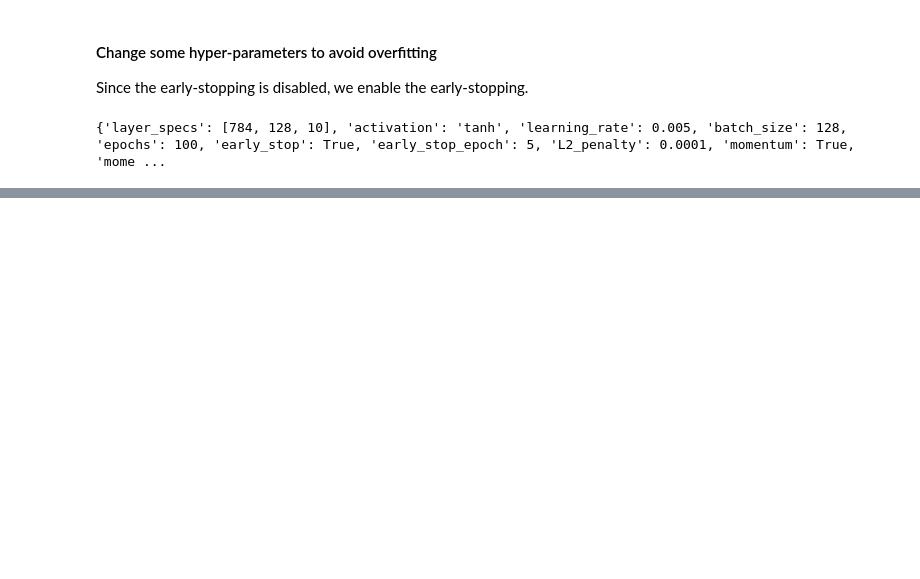
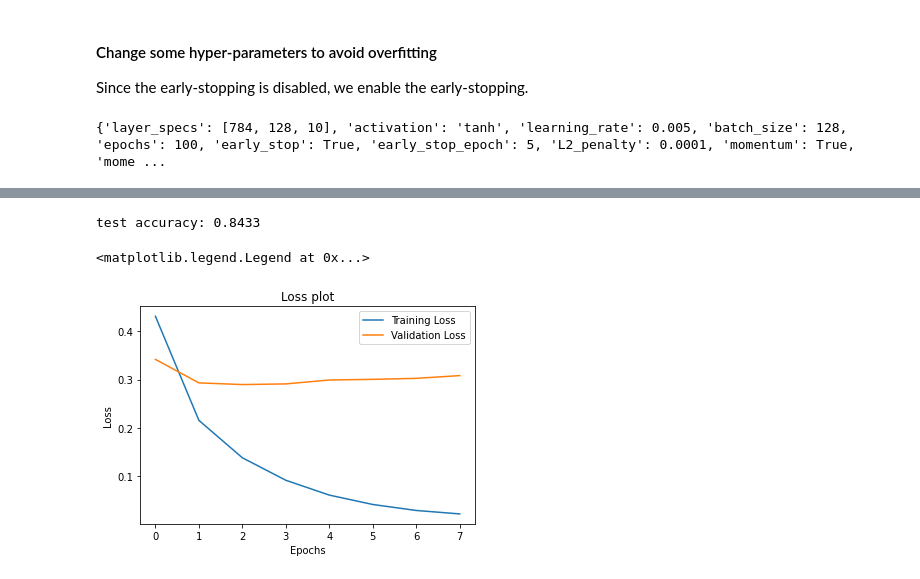
Before and after one commit to hblyx/CSE-151B, a Jupyter notebook: PA2/PA 2 notebook.ipynb, the cells around one changed output, grey strips where cells are left out. Drawn from its saved outputs; the diff is of its cells as text; code cells hidden in the pictures; blank space fills up the shorter version.

```diff
--- a/PA2/PA 2 notebook.ipynb
+++ b/PA2/PA 2 notebook.ipynb
@@ -93,0 +165,17 @@ _, test_acc = test(best_model, x_test, y_test)
+# %%
+_, _, train_loss, valid_loss, best_model = train(x_train, y_train, x_val, y_val, config, experiment="L1")
+
+_, test_acc = test(best_model, x_test, y_test)
+
+print("test accuracy:", test_acc)
+
+plt.plot(train_loss)
+plt.plot(valid_loss)
+plt.xlabel("Epochs")
+plt.ylabel("Loss")
+plt.title("Loss plot")
+plt.legend(["Training Loss", "Validation Loss"])
+# %% [output]
+test accuracy: 0.8433
+<matplotlib.legend.Legend at 0x...>
+[figure, added]
```
Also changed, not shown: parts of 31 cells of this notebook, 1 other file.
